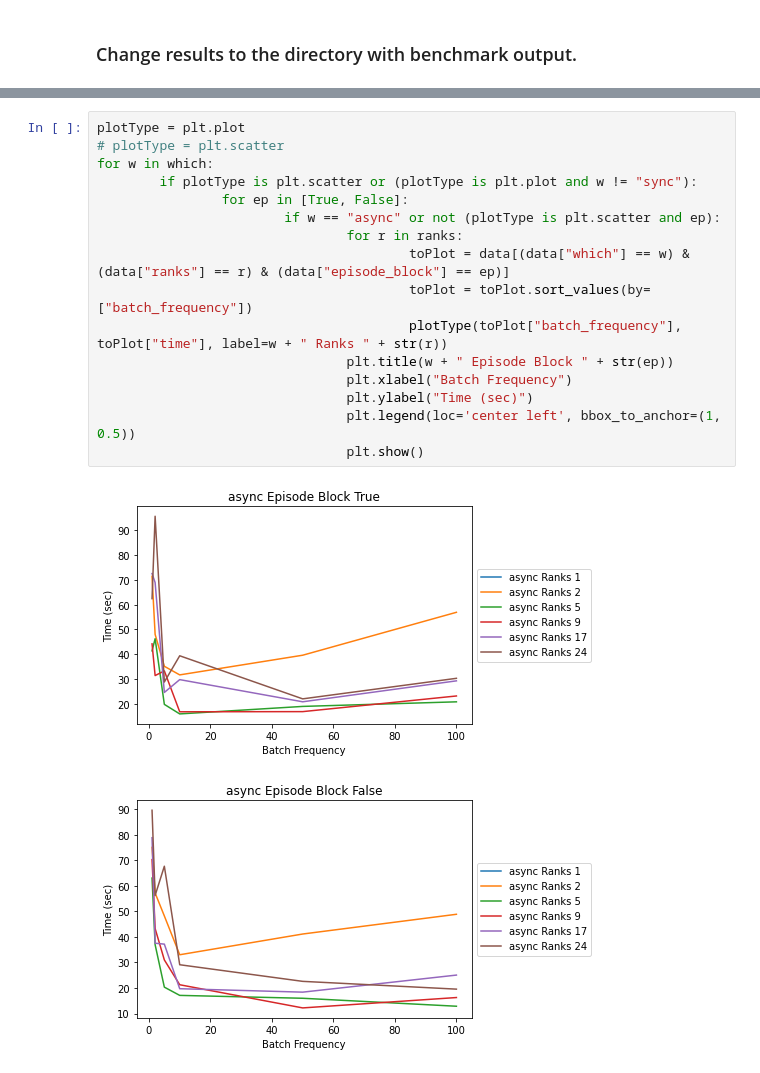
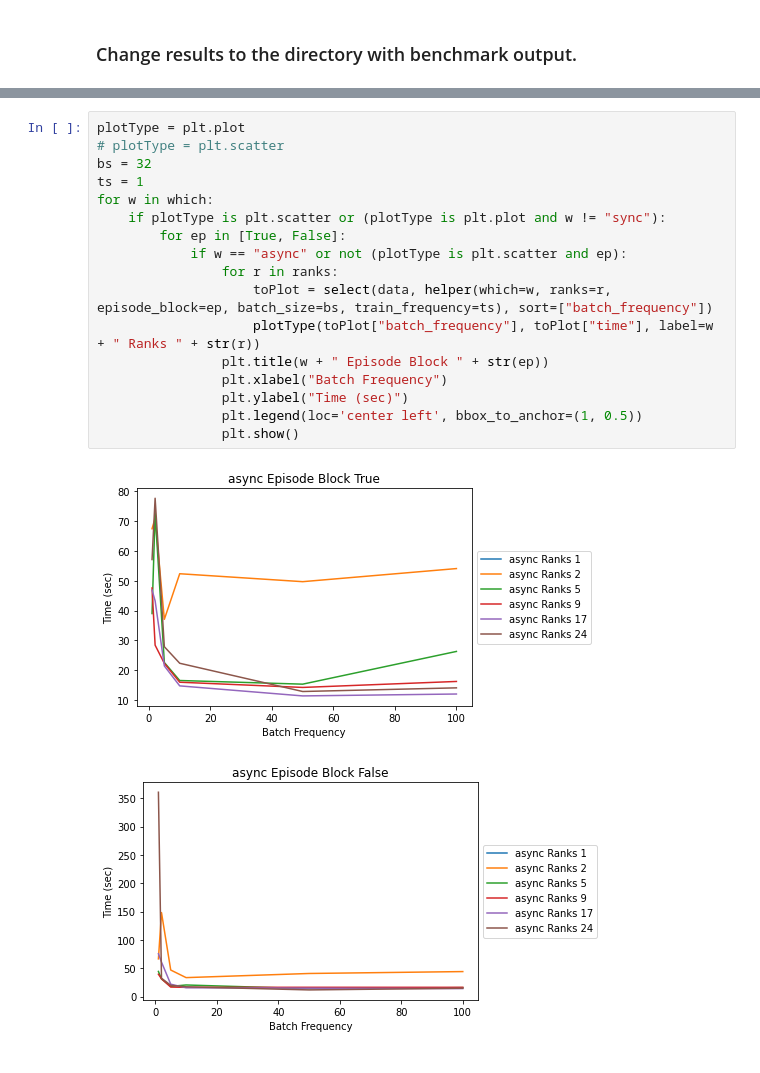
Before and after one commit to exalearn/EXARL, a Jupyter notebook: notebooks/cartpole.ipynb, the cells around one changed output, grey strips where cells are left out. Cells and saved outputs as stored; diff of their text form.

```diff
--- a/notebooks/cartpole.ipynb
+++ b/notebooks/cartpole.ipynb
@@ -108,20 +153,21 @@ for w in which:
 # %%
 plotType = plt.plot
 # plotType = plt.scatter
+bs = 32
+ts = 1
 for w in which:
-        if plotType is plt.scatter or (plotType is plt.plot and w != "sync"):
-                for ep in [True, False]:
-                        if w == "async" or not (plotType is plt.scatter and ep):
-                                for r in ranks:
-                                        toPlot = data[(data["which"] == w) & (data["ranks"] == r) & (data["episode_block"] == ep)]
-                                        toPlot = toPlot.sort_values(by=["batch_frequency"])
-                                        plotType(toPlot["batch_frequency"], toPlot["time"], label=w + " Ranks " + str(r))
-                                plt.title(w + " Episode Block " + str(ep))
-                                plt.xlabel("Batch Frequency")
-                                plt.ylabel("Time (sec)")
-                                plt.legend(loc='center left', bbox_to_anchor=(1, 0.5))
-                                plt.show()
+    if plotType is plt.scatter or (plotType is plt.plot and w != "sync"):
+        for ep in [True, False]:
+            if w == "async" or not (plotType is plt.scatter and ep):
+                for r in ranks:
+                    toPlot = select(data, helper(which=w, ranks=r, episode_block=ep, batch_size=bs, train_frequency=ts), sort=["batch_frequency"])
+                    plotType(toPlot["batch_frequency"], toPlot["time"], label=w + " Ranks " + str(r))
+                plt.title(w + " Episode Block " + str(ep))
+                plt.xlabel("Batch Frequency")
+                plt.ylabel("Time (sec)")
+                plt.legend(loc='center left', bbox_to_anchor=(1, 0.5))
+                plt.show()
 # %% [output]
-[figure, old version]
+[figure, new version]
-[figure, old version]
+[figure, new version]
 # %%
```
Also changed, not shown: parts of 25 cells of this notebook, 5 other files.
